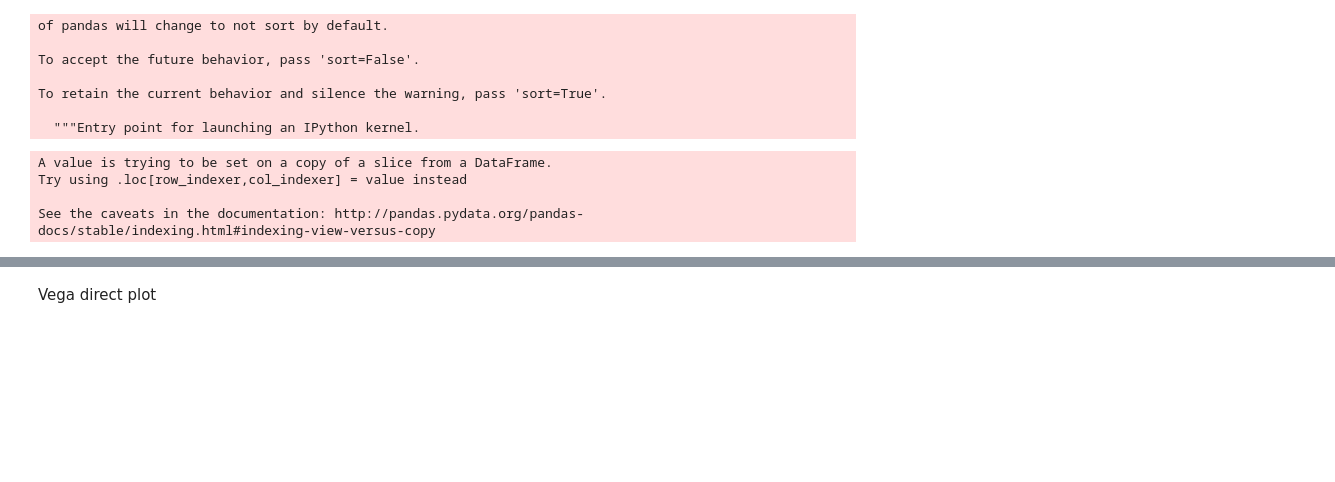
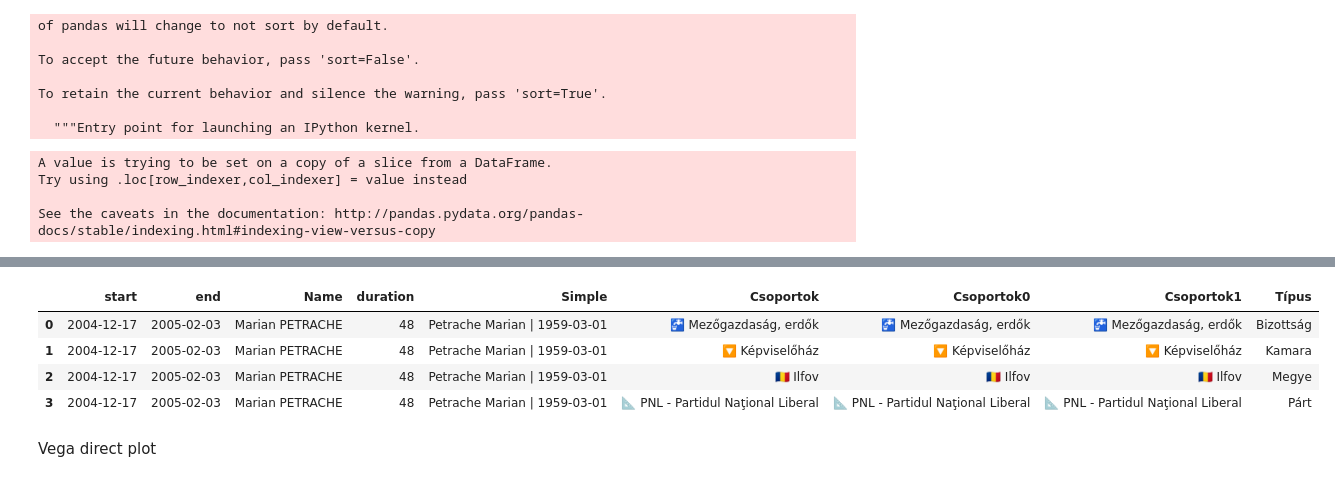
Before and after one commit to csaladenes/influence, a Jupyter notebook: ro/2b-processor-members-timeline.ipynb, the cells around one changed output, grey strips where cells are left out. Drawn from its saved outputs; the diff is of its cells as text; code cells hidden in the pictures; blank space fills up the shorter version.

Commit message:
updates start and end times to correct

```diff
--- a/ro/2b-processor-members-timeline.ipynb
+++ b/ro/2b-processor-members-timeline.ipynb
@@ -584,3 +584,11 @@ open('ignore/member_timelines.json','w').write(json.dumps(list(j.values())))
+# %%
+efs4[efs4['Simple']=='Petrache Marian | 1959-03-01']
+# %% [output]
+|  | start | end | Name | duration | Simple | Csoportok | Csoportok0 | Csoportok1 | Típus |
+| 0 | 2004-12-17 | 2005-02-03 | Marian PETRACHE | 48 | Petrache Marian | 1959-03-01 | 🚰 Mezőgazdaság, erdők | 🚰 Mezőgazdaság, erdők | 🚰 Mezőgazdaság, erdők | Bizottság |
+| 1 | 2004-12-17 | 2005-02-03 | Marian PETRACHE | 48 | Petrache Marian | 1959-03-01 | 🔽 Képviselőház | 🔽 Képviselőház | 🔽 Képviselőház | Kamara |
+| 2 | 2004-12-17 | 2005-02-03 | Marian PETRACHE | 48 | Petrache Marian | 1959-03-01 | 🇷🇴 Ilfov | 🇷🇴 Ilfov | 🇷🇴 Ilfov | Megye |
+| 3 | 2004-12-17 | 2005-02-03 | Marian PETRACHE | 48 | Petrache Marian | 1959-03-01 | 📐 PNL - Partidul Naţional Liberal | 📐 PNL - Partidul Naţional Liberal | 📐 PNL - Partidul Naţional Liberal | Párt |
 # %%
 import zipfile
 
```
Also changed, not shown: parts of 4 cells of this notebook, 23 other files.
